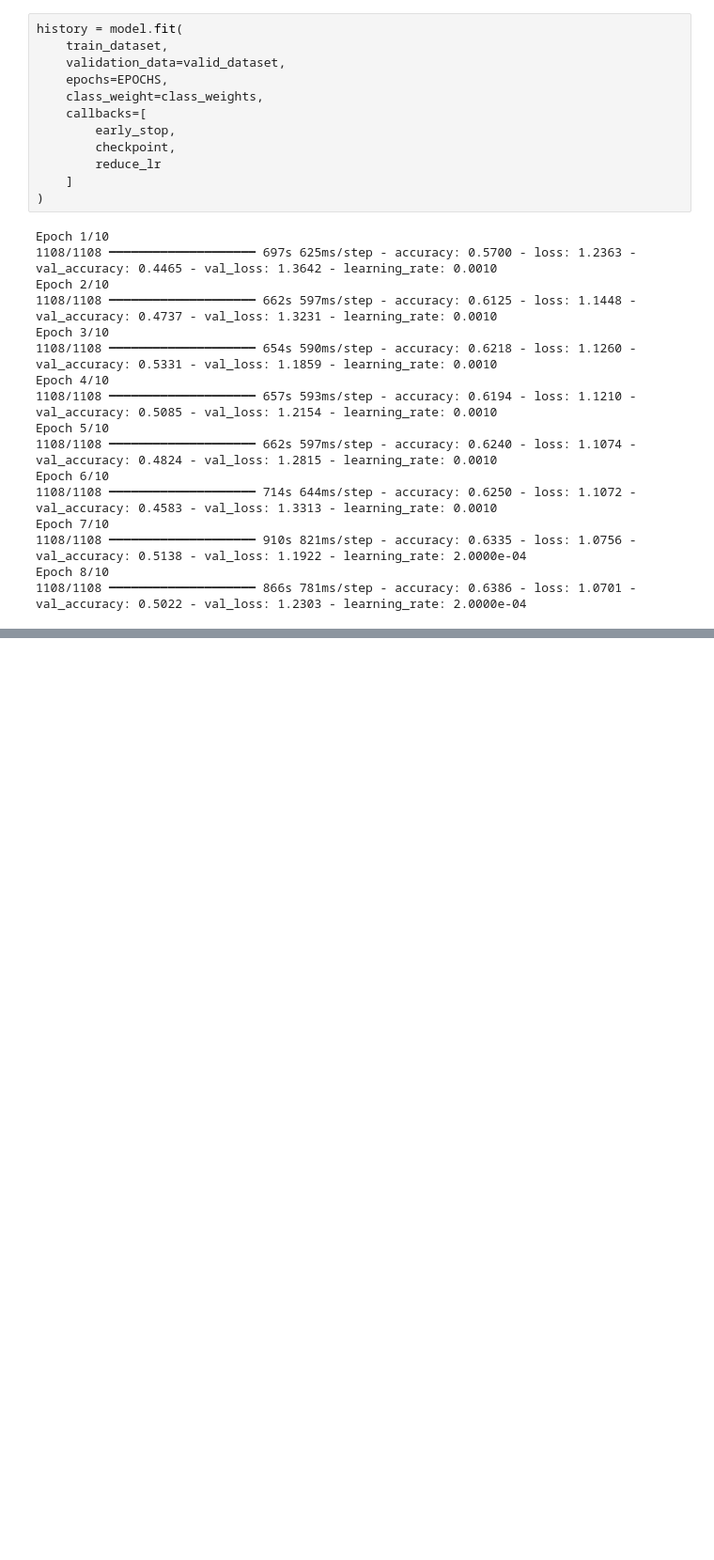
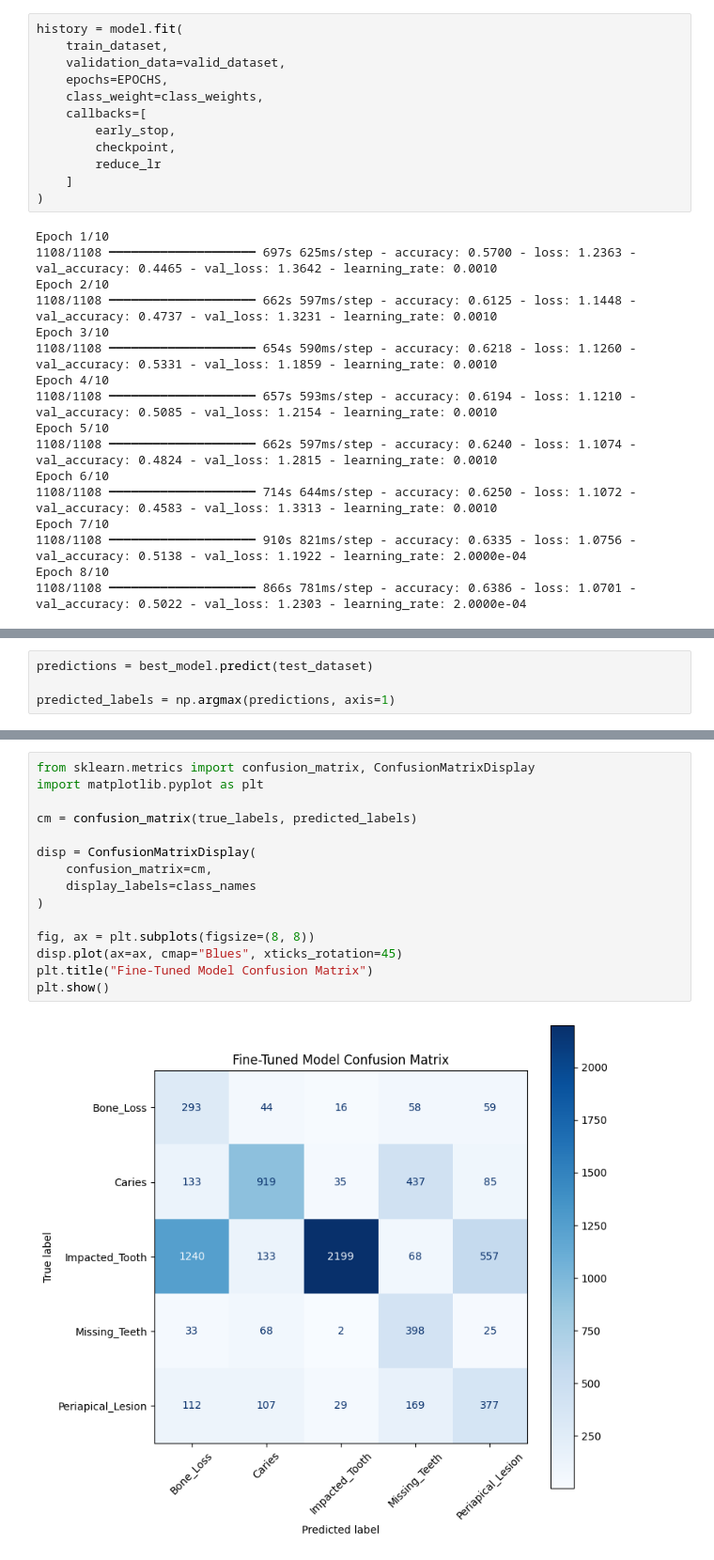
Before and after one commit to kaveeshaah/dental-vision, a Jupyter notebook: ML/notebooks/02_model_train.ipynb, the cells around one changed output, grey strips where cells are left out. Shown at 94% size. Drawn from its saved outputs; the diff is of its cells as text; blank space fills up the shorter version.

```diff
--- a/ML/notebooks/02_model_train.ipynb
+++ b/ML/notebooks/02_model_train.ipynb
@@ -254,0 +468,4 @@ Epoch 8/10
+# %%
+predictions = best_model.predict(test_dataset)
+
+predicted_labels = np.argmax(predictions, axis=1)
@@ -254,0 +495,17 @@ Epoch 8/10
+# %%
+from sklearn.metrics import confusion_matrix, ConfusionMatrixDisplay
+import matplotlib.pyplot as plt
+
+cm = confusion_matrix(true_labels, predicted_labels)
+
+disp = ConfusionMatrixDisplay(
+    confusion_matrix=cm,
+    display_labels=class_names
+)
+
+fig, ax = plt.subplots(figsize=(8, 8))
+disp.plot(ax=ax, cmap="Blues", xticks_rotation=45)
+plt.title("Fine-Tuned Model Confusion Matrix")
+plt.show()
+# %% [output]
+[figure, added]
```
Also changed, not shown: parts of 20 cells of this notebook, 4 other files.
